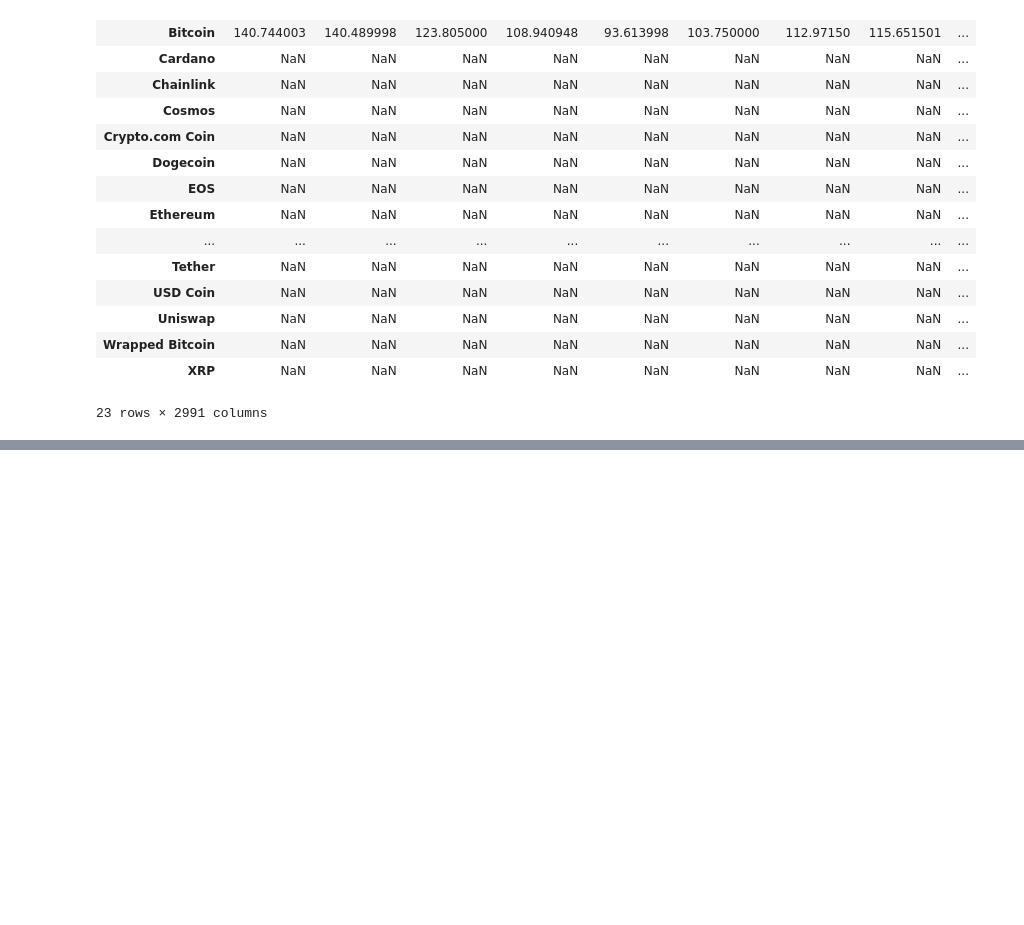
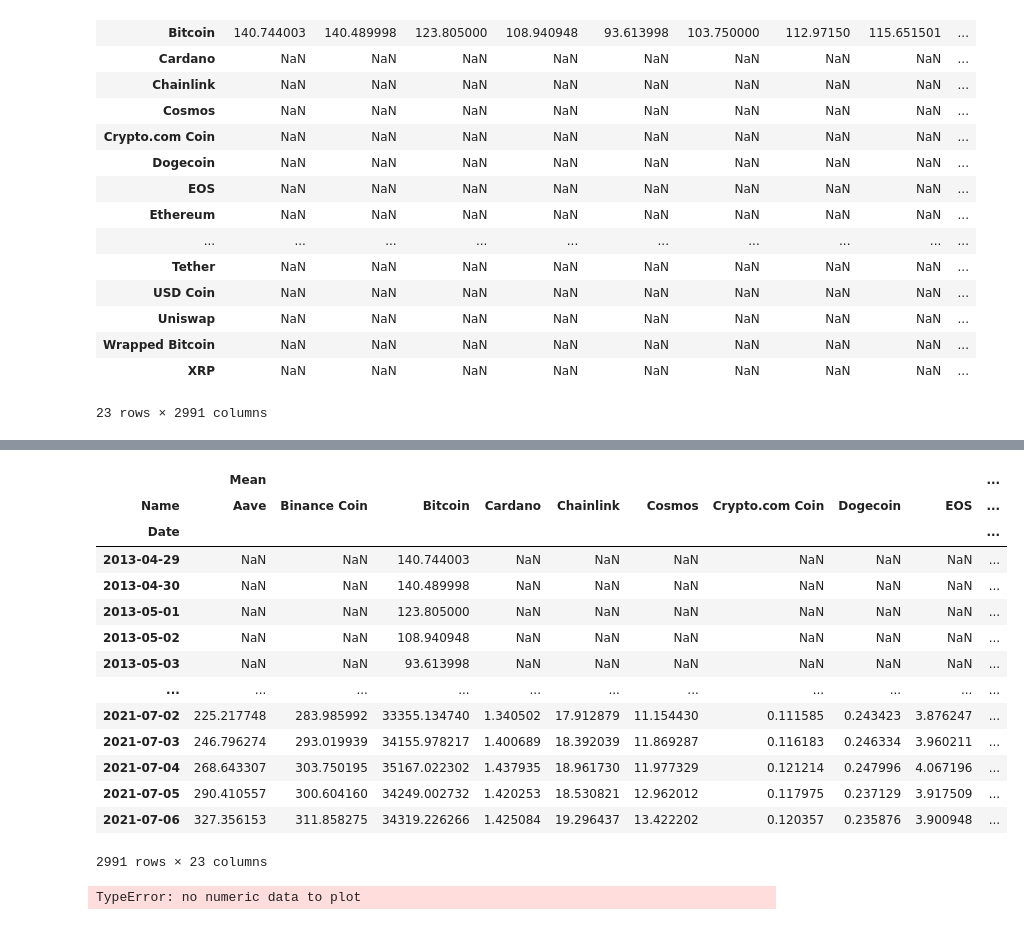
Before and after one commit to NewKanvas/M5-Projeto-5, a Jupyter notebook: analise.ipynb, the cells around one changed output, grey strips where cells are left out. Drawn from its saved outputs; the diff is of its cells as text; code cells hidden in the pictures; blank space fills up the shorter version.

```diff
--- a/analise.ipynb
+++ b/analise.ipynb
@@ -158,0 +165,33 @@ criptoTest1.T.plot( grid = True, figsize=(15,8)) # Melhorar o grafico para ficar
+# %%
+criptoTest = cripto.groupby(['Name','Date'])[['High','Low']].first()
+criptoTest['Mean'] = (criptoTest['High'] + criptoTest['Low']) / 2
+criptoTest.reset_index(inplace=True)
+del criptoTest['High']
+del criptoTest['Low']
+criptoTest = criptoTest.set_index(['Name', 'Date']).unstack(level=0)
+criptoTest
+# %% [output]
+|  | Mean |  |  |  |  |  |  |  |  | ... |
+| Name | Aave | Binance Coin | Bitcoin | Cardano | Chainlink | Cosmos | Crypto.com Coin | Dogecoin | EOS | ... |
+| Date |  |  |  |  |  |  |  |  |  | ... |
+| 2013-04-29 | NaN | NaN | 140.744003 | NaN | NaN | NaN | NaN | NaN | NaN | ... |
+| 2013-04-30 | NaN | NaN | 140.489998 | NaN | NaN | NaN | NaN | NaN | NaN | ... |
+| 2013-05-01 | NaN | NaN | 123.805000 | NaN | NaN | NaN | NaN | NaN | NaN | ... |
+| 2013-05-02 | NaN | NaN | 108.940948 | NaN | NaN | NaN | NaN | NaN | NaN | ... |
+| 2013-05-03 | NaN | NaN | 93.613998 | NaN | NaN | NaN | NaN | NaN | NaN | ... |
+| ... | ... | ... | ... | ... | ... | ... | ... | ... | ... | ... |
+| 2021-07-02 | 225.217748 | 283.985992 | 33355.134740 | 1.340502 | 17.912879 | 11.154430 | 0.111585 | 0.243423 | 3.876247 | ... |
+| 2021-07-03 | 246.796274 | 293.019939 | 34155.978217 | 1.400689 | 18.392039 | 11.869287 | 0.116183 | 0.246334 | 3.960211 | ... |
+| 2021-07-04 | 268.643307 | 303.750195 | 35167.022302 | 1.437935 | 18.961730 | 11.977329 | 0.121214 | 0.247996 | 4.067196 | ... |
+| 2021-07-05 | 290.410557 | 300.604160 | 34249.002732 | 1.420253 | 18.530821 | 12.962012 | 0.117975 | 0.237129 | 3.917509 | ... |
+| 2021-07-06 | 327.356153 | 311.858275 | 34319.226266 | 1.425084 | 19.296437 | 13.422202 | 0.120357 | 0.235876 | 3.900948 | ... |
+2991 rows × 23 columns
+# %%
+criptoTest.plot(grid = True, figsize=(15,8)) # Melhorar o grafico para ficar mais visivel as outras moedas
+# comentar os pontos mais altos, picos
+
+plt.xlabel('Data')
+plt.ylabel('Valor Médio')
+plt.title('Valor Médio Diário das Criptomoedas')
+# %% [output]
+TypeError: no numeric data to plot
```
Also changed, not shown: parts of 5 cells of this notebook.
